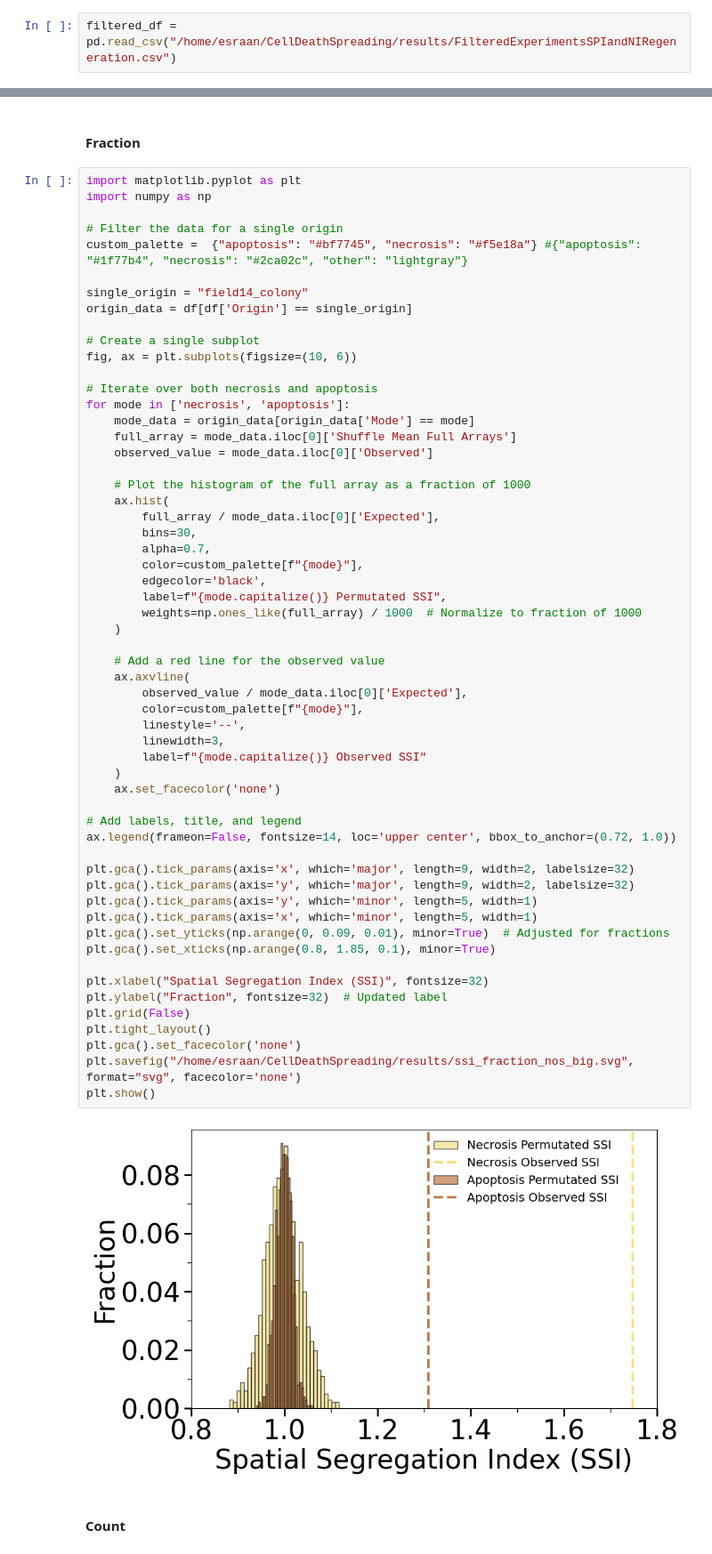
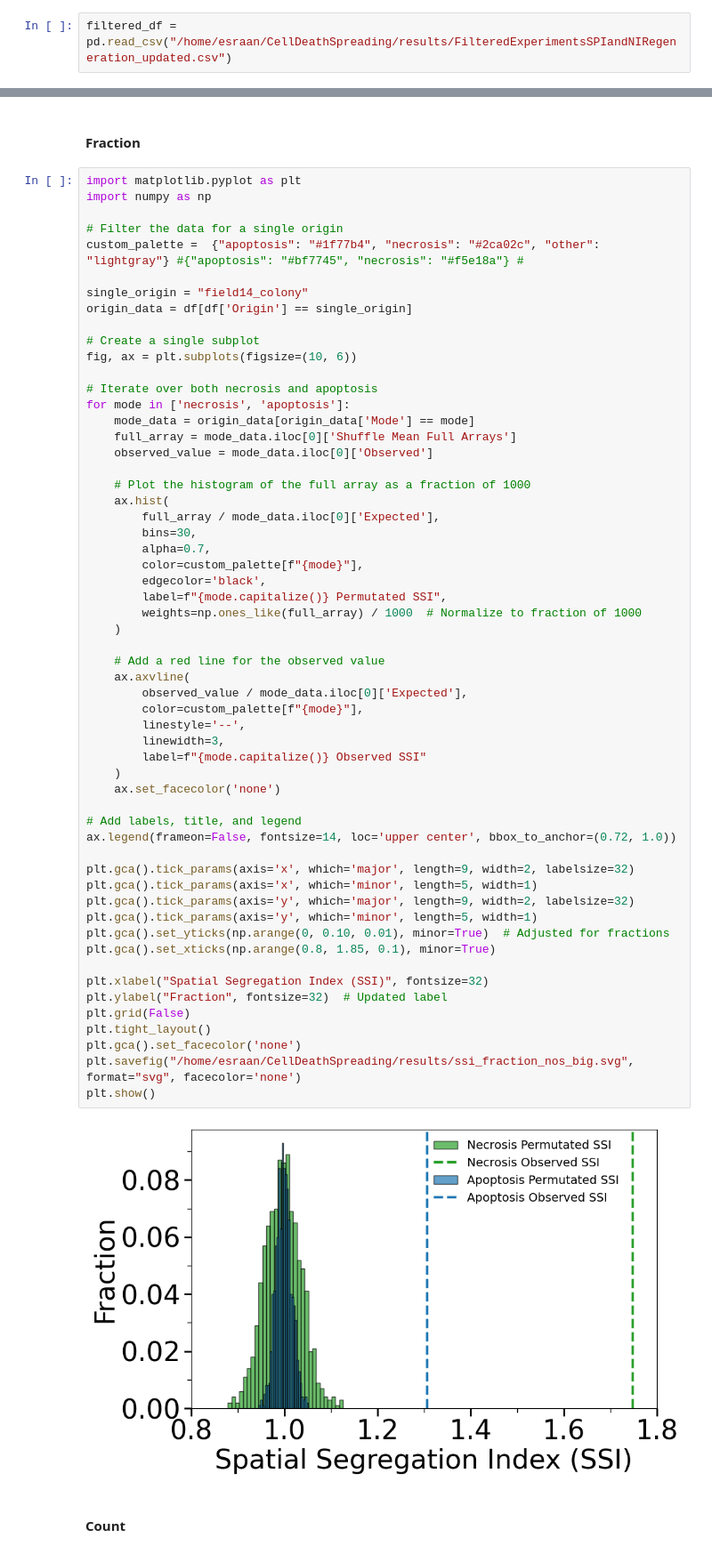
Before and after one commit to esraan/CellDeathSpreading, a Jupyter notebook: notebooks/Exp7.ipynb, the cells around one changed output, grey strips where cells are left out. Shown at 89% size. Cells and saved outputs as stored; diff of their text form.

```diff
--- a/notebooks/Exp7.ipynb
+++ b/notebooks/Exp7.ipynb
@@ -153,7 +153,7 @@ filtered_df.to_csv("/home/esraan/CellDeathSpreading/results/FilteredExperimentsS
 # %% [markdown]
 ## reading sumerry file
 # %%
-filtered_df = pd.read_csv("/home/esraan/CellDeathSpreading/results/FilteredExperimentsSPIandNIRegeneration.csv")
+filtered_df = pd.read_csv("/home/esraan/CellDeathSpreading/results/FilteredExperimentsSPIandNIRegeneration_updated.csv")
 # %%
 filtered_df = filtered_df[(~filtered_df['Experiment_name'].str.contains('pure|colony|SKT|outl|ROI#2|mixed', case=False, na=False))]#& ~filtered_df['Origin'].str.contains('field14_two_colony'))]
 filtered_df = filtered_df[filtered_df['neighbors_dist_threshold'] == 100]
@@ -1393,7 +1385,7 @@ import matplotlib.pyplot as plt
 import numpy as np
 
 # Filter the data for a single origin
-custom_palette =  {"apoptosis": "#bf7745", "necrosis": "#f5e18a"} #{"apoptosis": "#1f77b4", "necrosis": "#2ca02c", "other": "lightgray"}
+custom_palette =  {"apoptosis": "#1f77b4", "necrosis": "#2ca02c", "other": "lightgray"} #{"apoptosis": "#bf7745", "necrosis": "#f5e18a"} #
 
 single_origin = "field14_colony"
 origin_data = df[df['Origin'] == single_origin]
@@ -1417,36 +1409,36 @@ for mode in ['necrosis', 'apoptosis']:
         label=f"{mode.capitalize()} Permutated SSI",
         weights=np.ones_like(full_array) / 1000  # Normalize to fraction of 1000
     )
 
     # Add a red line for the observed value
     ax.axvline(
         observed_value / mode_data.iloc[0]['Expected'],
         color=custom_palette[f"{mode}"],
         linestyle='--',
         linewidth=3,
         label=f"{mode.capitalize()} Observed SSI"
     )
     ax.set_facecolor('none')
 
 # Add labels, title, and legend
 ax.legend(frameon=False, fontsize=14, loc='upper center', bbox_to_anchor=(0.72, 1.0))
 
 plt.gca().tick_params(axis='x', which='major', length=9, width=2, labelsize=32)
+plt.gca().tick_params(axis='x', which='minor', length=5, width=1)
 plt.gca().tick_params(axis='y', which='major', length=9, width=2, labelsize=32)
 plt.gca().tick_params(axis='y', which='minor', length=5, width=1)
-plt.gca().tick_params(axis='x', which='minor', length=5, width=1)
-plt.gca().set_yticks(np.arange(0, 0.09, 0.01), minor=True)  # Adjusted for fractions
+plt.gca().set_yticks(np.arange(0, 0.10, 0.01), minor=True)  # Adjusted for fractions
 plt.gca().set_xticks(np.arange(0.8, 1.85, 0.1), minor=True)
 
 plt.xlabel("Spatial Segregation Index (SSI)", fontsize=32)
 plt.ylabel("Fraction", fontsize=32)  # Updated label
 plt.grid(False)
 plt.tight_layout()
 plt.gca().set_facecolor('none')
 plt.savefig("/home/esraan/CellDeathSpreading/results/ssi_fraction_nos_big.svg", format="svg", facecolor='none')
 plt.show()
 # %% [output]
-[figure, old version]
+[figure, new version]
 # %% [markdown]
 #### Count
 # %%
```
Also changed, not shown: parts of 8 cells of this notebook, 12 other files.
